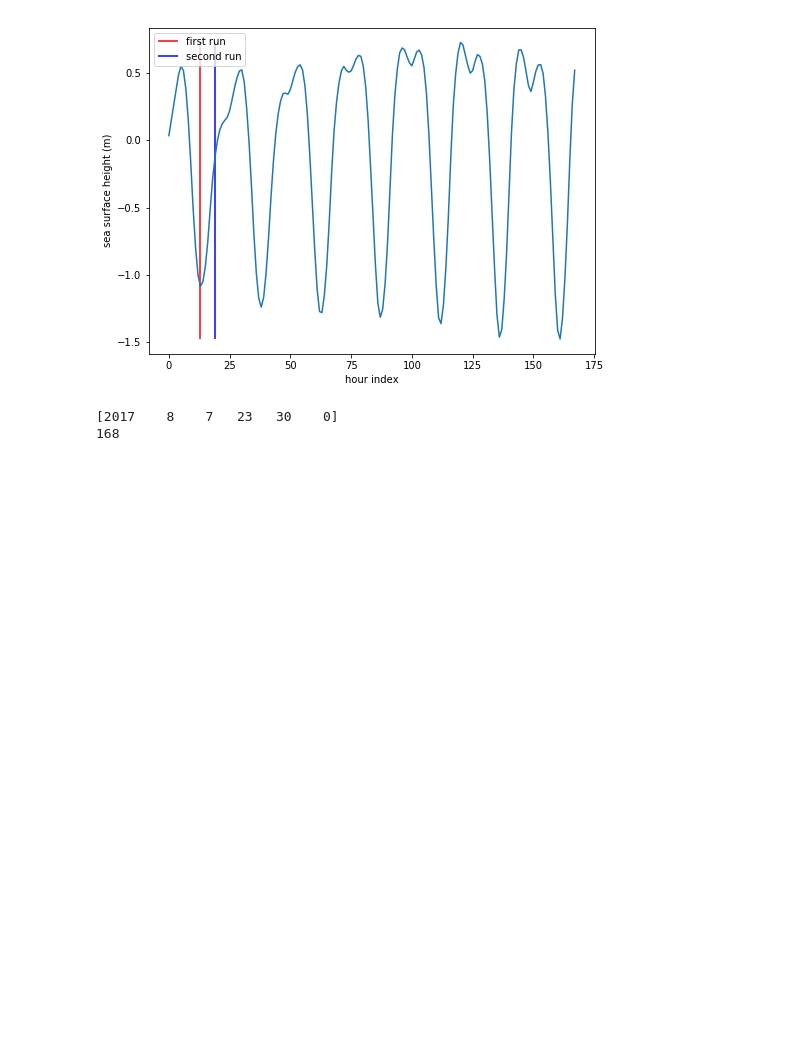
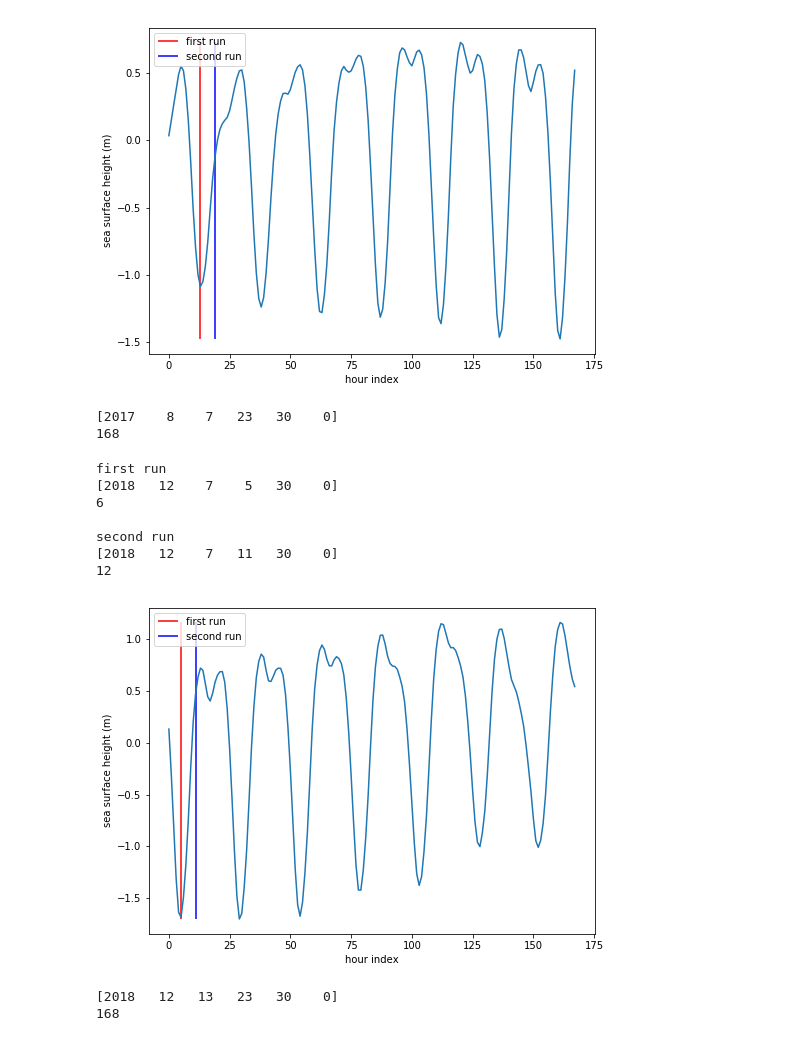
Before and after one commit to ambhudia/analysis-ashutosh, a Jupyter notebook: Tidal_record_MOHID_runs.ipynb, the cells around one changed output. Cells and saved outputs as stored; diff of their text form; code cells hidden in the pictures; blank space fills up the shorter version.

```diff
--- a/Tidal_record_MOHID_runs.ipynb
+++ b/Tidal_record_MOHID_runs.ipynb
@@ -173,3 +173,20 @@ print_time(t_vars, 167)
 # %% [output]
 [2017    8    7   23   30    0]
 168
+# %%
+t_vars = tables.open_file('/results2/MIDOSS/forcing/SalishSeaCast/MF0/SB120718_7/t.hdf5')
+produce_record(t_vars, x,y, 15)
+# %% [output]
+first run
+[2018   12    7    5   30    0]
+6
+
+second run
+[2018   12    7   11   30    0]
+12
+[figure, added]
+# %%
+print_time(t_vars, 167)
+# %% [output]
+[2018   12   13   23   30    0]
+168
```
Also changed, not shown: 1 other file.
